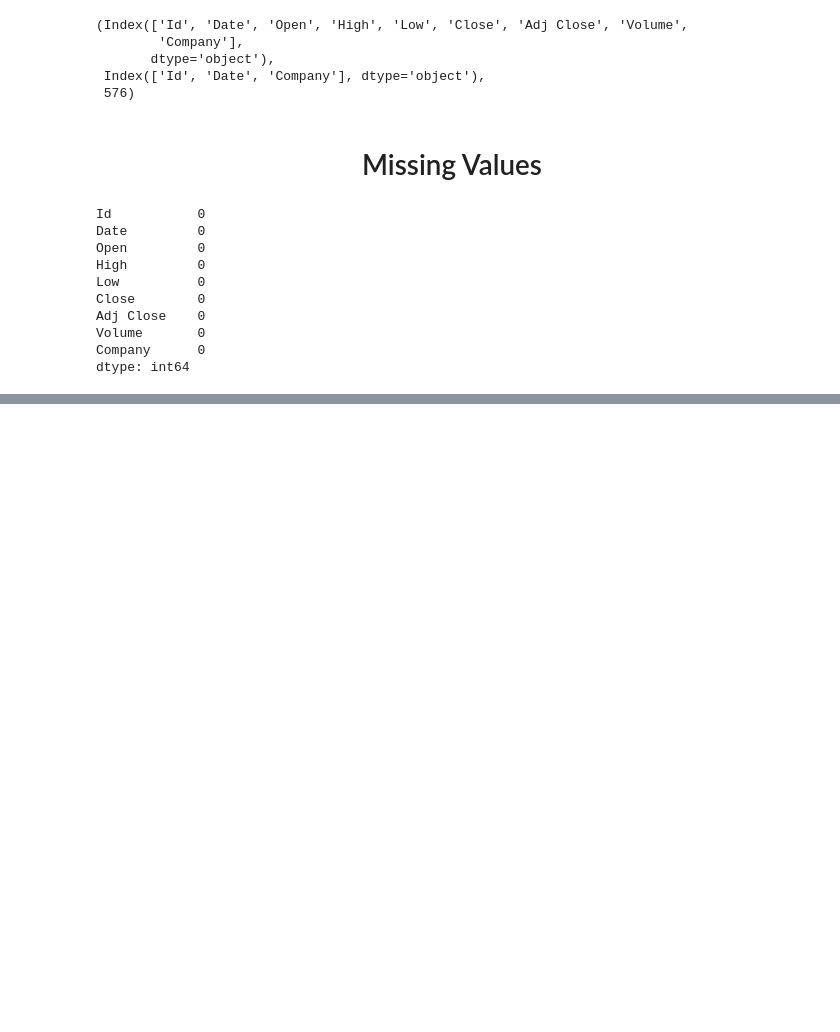
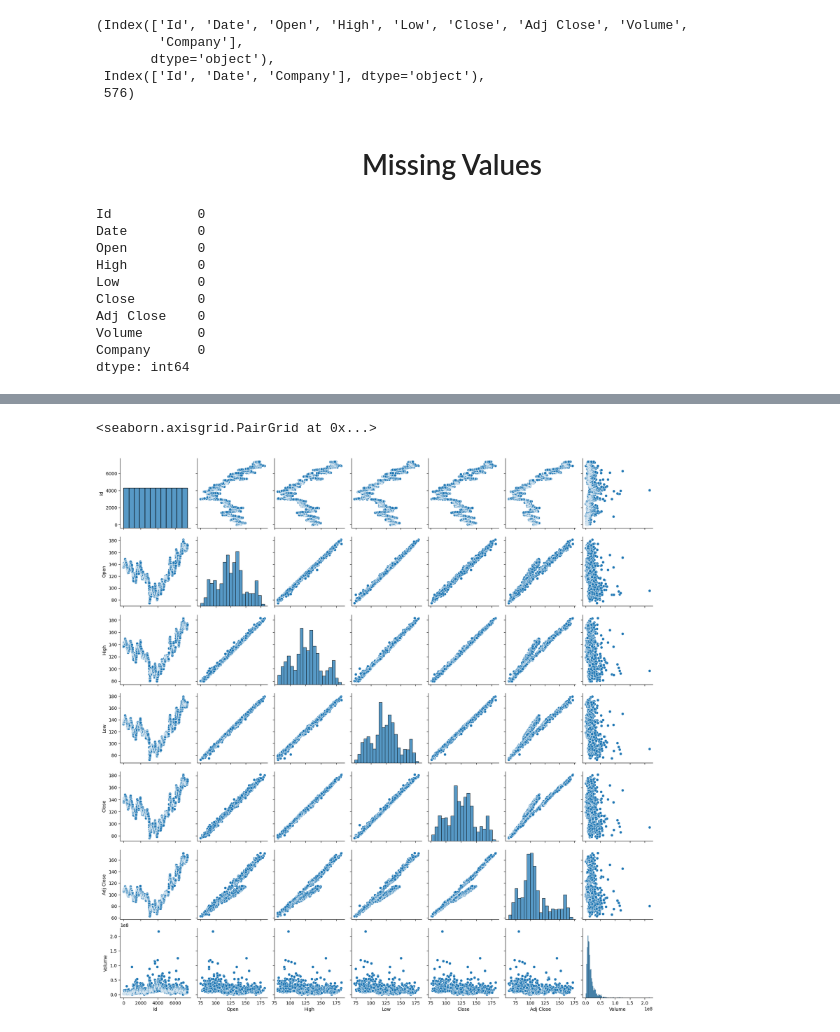
Before and after one commit to AlazarG19/Mosaic-Close-Price-Prediction-Kaggle-Competition, a Jupyter notebook: m24-cpp-eda-kernelridge-regressor.ipynb, the cells around one changed output, grey strips where cells are left out. Saved outputs shown, nothing was run; the diff lists cells and outputs as text; code cells hidden in the pictures; blank space fills up the shorter version.

```diff
--- a/m24-cpp-eda-kernelridge-regressor.ipynb
+++ b/m24-cpp-eda-kernelridge-regressor.ipynb
@@ -37,0 +80,19 @@ dtype: int64
+# %%
+train_df_0=train_df[train_df['Company'] == 'Company_0']
+train_df_1=train_df[train_df['Company'] == 'Company_1']
+train_df_2=train_df[train_df['Company'] == 'Company_2']
+train_df_3=train_df[train_df['Company'] == 'Company_3']
+train_df_4=train_df[train_df['Company'] == 'Company_4']
+train_df_5=train_df[train_df['Company'] == 'Company_5']
+
+test_df_0=test_df[test_df['Company'] == 'Company_0']
+test_df_1=test_df[test_df['Company'] == 'Company_1']
+test_df_2=test_df[test_df['Company'] == 'Company_2']
+test_df_3=test_df[test_df['Company'] == 'Company_3']
+test_df_4=test_df[test_df['Company'] == 'Company_4']
+test_df_5=test_df[test_df['Company'] == 'Company_5']
+# %%
+sns.pairplot(train_df_5)
+# %% [output]
+<seaborn.axisgrid.PairGrid at 0x...>
+[figure, added]
```
Also changed, not shown: parts of 7 cells of this notebook.
